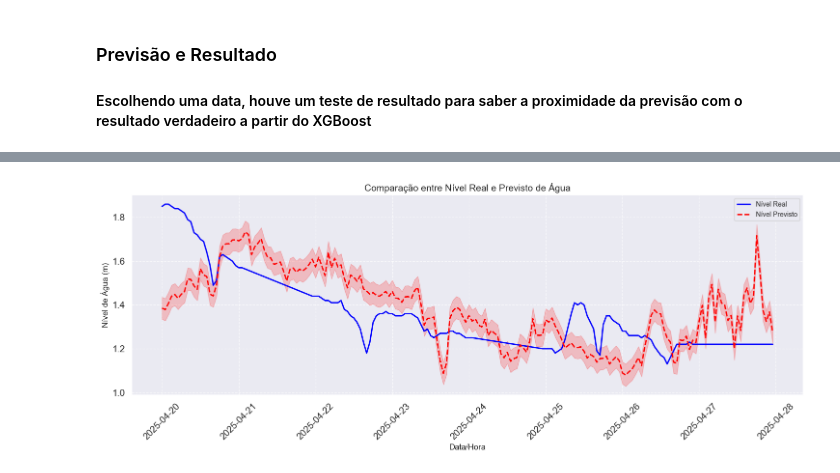
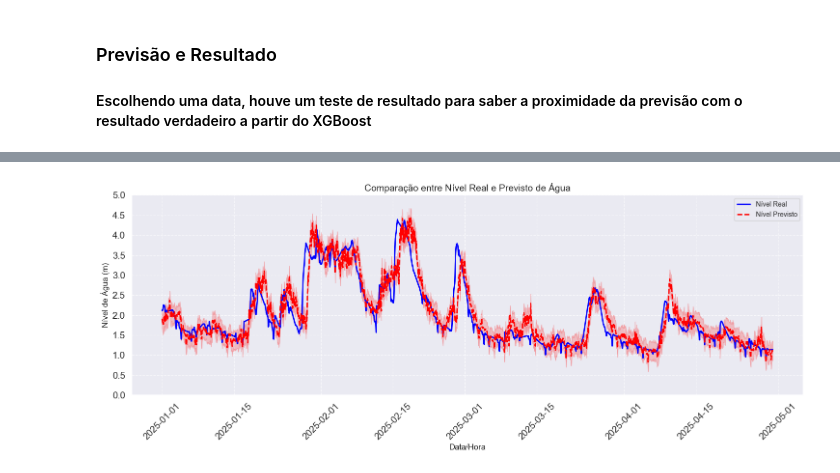
Before and after one commit to Migz2/Enchentes, a Jupyter notebook: notebooks/main.ipynb, the cells around one changed output, grey strips where cells are left out. Drawn from its saved outputs; the diff is of its cells as text; code cells hidden in the pictures.

```diff
--- a/notebooks/main.ipynb
+++ b/notebooks/main.ipynb
@@ -399,8 +395,8 @@ R² (coeficiente de determinação): 0.9828858971595764
 #### Escolhendo uma data, houve um teste de resultado para saber a proximidade da previsão com o resultado verdadeiro a partir do XGBoost ####
 # %%
 predict_df = generate(
-    start_date="2025-04-20",
-    end_date="2025-04-28",
+    start_date="2025-01-01",
+    end_date="2025-04-30",
     type="train",
     save=False
 )
@@ -452,31 +448,35 @@ predict_df[['time','predicted_water_level_next_24h_lower','predicted_water_level
 # %%
 plt.figure(figsize=(15, 6))
 
 # Plotando o nível real
 plt.plot(predict_df['time'], predict_df['water_level_next_24h'],
          label='Nível Real', linewidth=2, color='blue')
 
 # Plotando o nível previsto
 plt.plot(predict_df['time'], predict_df['predicted_water_level_next_24h'],
          label='Nível Previsto', linewidth=2, color='red', linestyle='--')
 
 # Plotando o intervalo de confiança
 plt.fill_between(predict_df['time'],
                  predict_df['predicted_water_level_next_24h_lower'],
                  predict_df['predicted_water_level_next_24h_upper'],
                  color='red', alpha=0.2)
 
 # Configurações do gráfico
 plt.title('Comparação entre Nível Real e Previsto de Água', fontsize=14)
 plt.xlabel('Data/Hora', fontsize=12)
 plt.ylabel('Nível de Água (m)', fontsize=12)
 plt.grid(True, linestyle='--', alpha=0.7)
 plt.legend(fontsize=10)
 
 plt.xticks(rotation=45)
 
+# Configurando incrementos do eixo y de 0.5 em 0.5
+ymin, ymax = plt.ylim()
+plt.yticks(np.arange(np.floor(ymin), np.ceil(ymax) + 0.5, 0.5))
+
 plt.tight_layout()
 
 plt.show()
 # %% [output]
-[figure, old version]
+[figure, new version]
```
Also changed, not shown: parts of 12 cells of this notebook, 2 other files.
